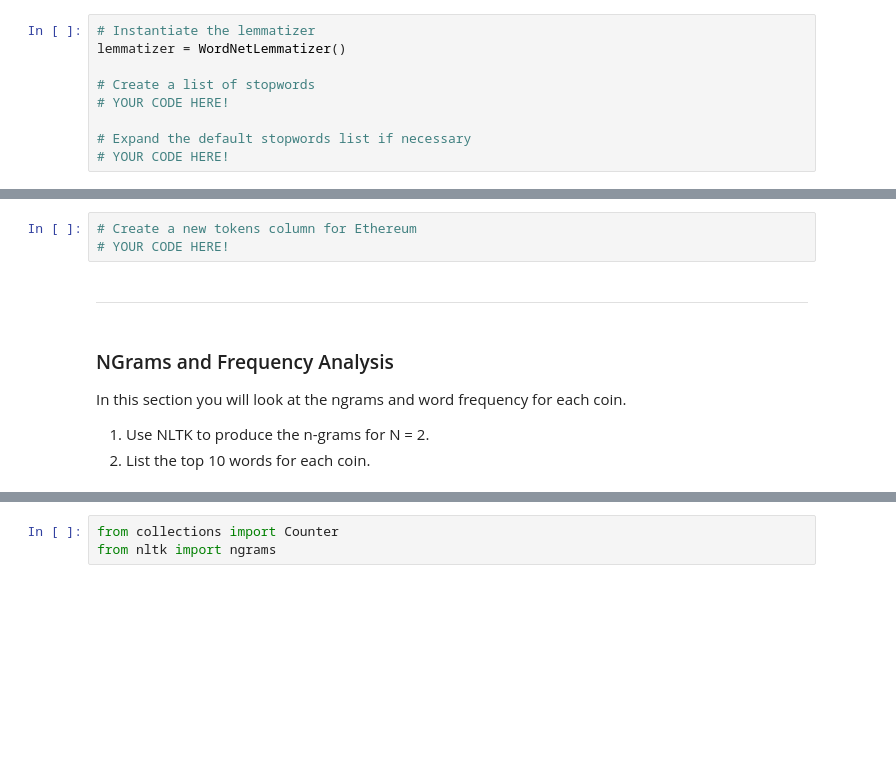
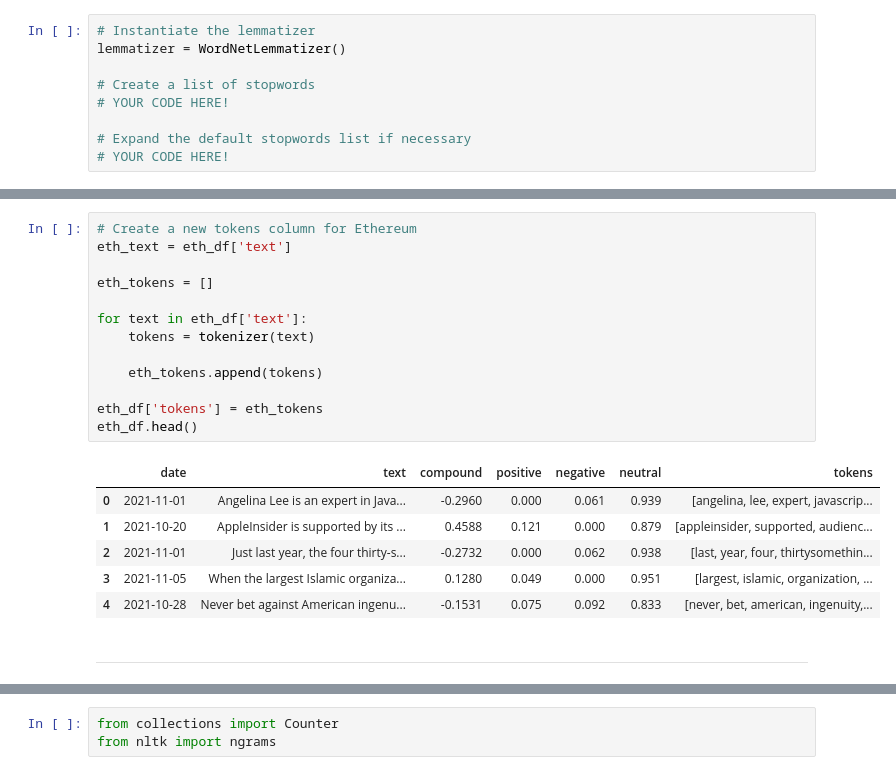
Before and after one commit to curtismacdougall/NLP_Assignment, a Jupyter notebook: crypto_sentiment.ipynb, the cells around one changed output, grey strips where cells are left out. Drawn from its saved outputs; the diff is of its cells as text; blank space fills up the shorter version.

```diff
--- a/crypto_sentiment.ipynb
+++ b/crypto_sentiment.ipynb
@@ -244,12 +244,22 @@ SyntaxError: unexpected EOF while parsing (Temp/ipykernel_19764/610390994.py, li
-# %%
-# Create a new tokens column for Ethereum
-# YOUR CODE HERE!
+# %%
+# Create a new tokens column for Ethereum
+eth_text = eth_df['text']
+
+eth_tokens = []
+
+for text in eth_df['text']:
+    tokens = tokenizer(text)
+
+    eth_tokens.append(tokens)
+
+eth_df['tokens'] = eth_tokens
+eth_df.head()
+# %% [output]
+|  | date | text | compound | positive | negative | neutral | tokens |
+| 0 | 2021-11-01 | Angelina Lee is an expert in Java... | -0.2960 | 0.000 | 0.061 | 0.939 | [angelina, lee, expert, javascrip... |
+| 1 | 2021-10-20 | AppleInsider is supported by its ... | 0.4588 | 0.121 | 0.000 | 0.879 | [appleinsider, supported, audienc... |
+| 2 | 2021-11-01 | Just last year, the four thirty-s... | -0.2732 | 0.000 | 0.062 | 0.938 | [last, year, four, thirtysomethin... |
+| 3 | 2021-11-05 | When the largest Islamic organiza... | 0.1280 | 0.049 | 0.000 | 0.951 | [largest, islamic, organization, ... |
+| 4 | 2021-10-28 | Never bet against American ingenu... | -0.1531 | 0.075 | 0.092 | 0.833 | [never, bet, american, ingenuity,... |
 # %% [markdown]
 ---
-# %% [markdown]
-### NGrams and Frequency Analysis
-
-In this section you will look at the ngrams and word frequency for each coin.
-
-1. Use NLTK to produce the n-grams for N = 2.
-2. List the top 10 words for each coin.
```
Also changed, not shown: parts of 30 cells of this notebook.
